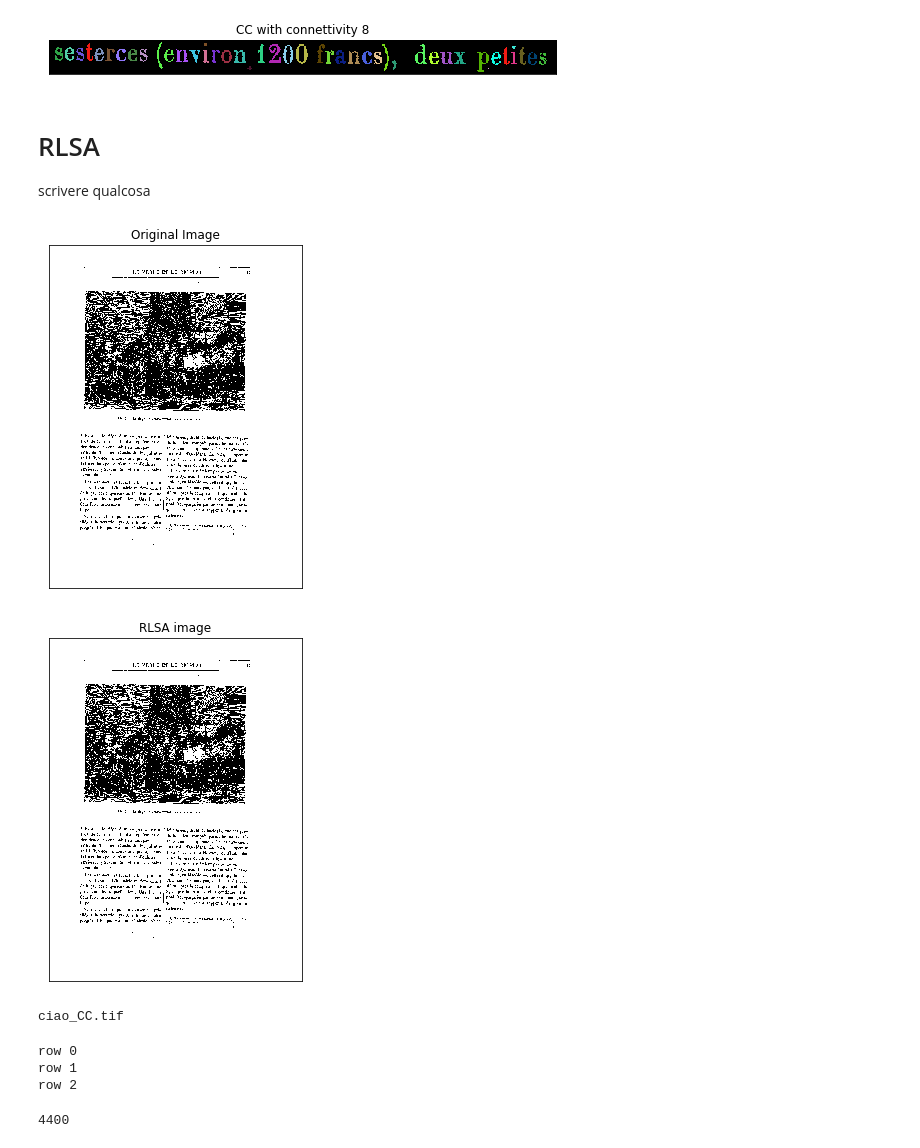
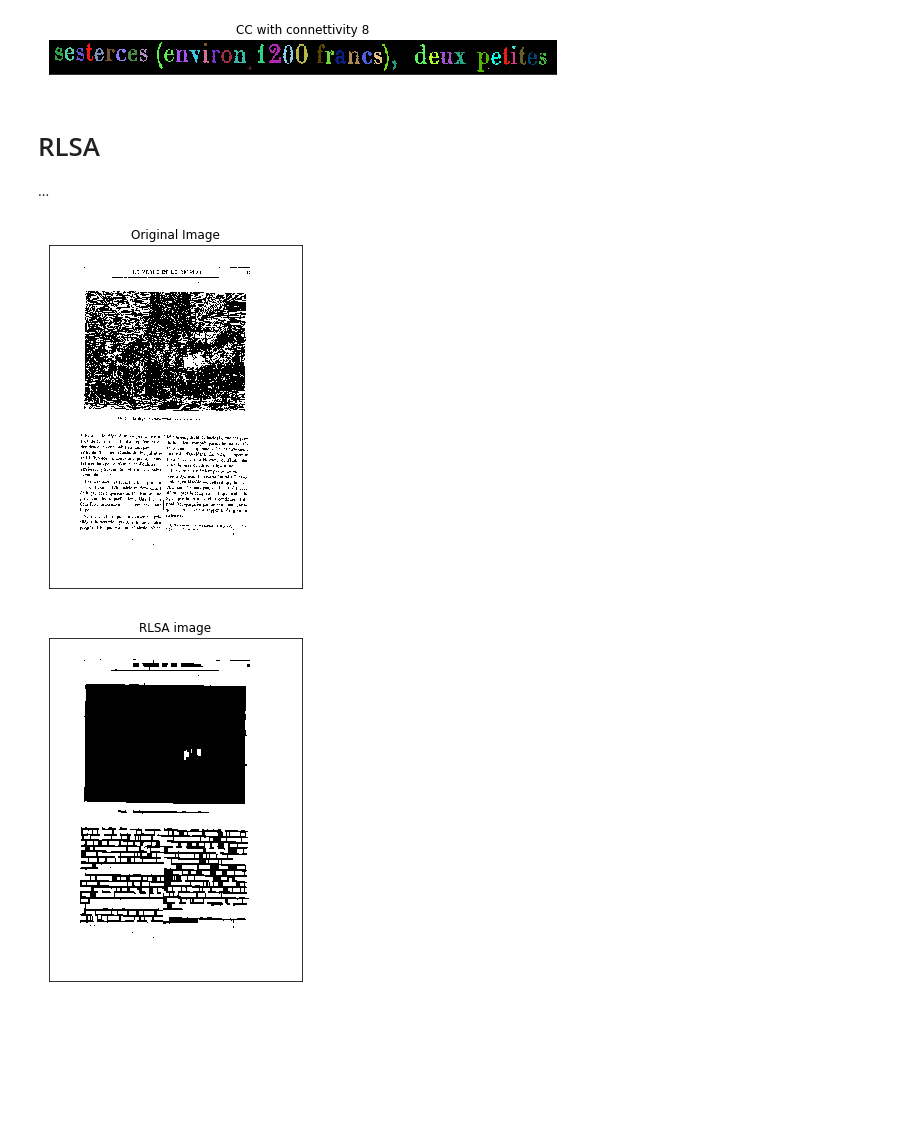
Before and after one commit to loredeluca/Document-Recognition, a Jupyter notebook: Progetto DDM.ipynb, the cells around one changed output. Saved outputs shown, nothing was run; the diff lists cells and outputs as text; code cells hidden in the pictures; blank space fills up the shorter version.

```diff
--- a/Progetto DDM.ipynb
+++ b/Progetto DDM.ipynb
@@ -170,7 +170,7 @@ number of CC with connectivity 8: 45
 [figure]
 # %% [markdown]
 # RLSA
-scrivere qualcosa
+...
 # %%
 import numpy
 
@@ -178,95 +178,47 @@ img_name='prova2.tif'
 img = cv2.imread(img_name, 0)
 img_bin = cv2.threshold(img,0,255,cv2.THRESH_BINARY+cv2.THRESH_OTSU)[1]
 
-    #Questo metodo esegue l'iterazione sull'immagine fornita convertendo il valore del pixel da 255 a 0 se
+    #esegue l'iterazione sull'immagine fornita convertendo il valore del pixel da 255 a 0 se
     #il numero di pixel consecutivi con valore 255 è minore del "valore" fornito
 def iteration(image, value: int):
     rows, cols = image.shape
-    count=0
     for row in range(rows):
-        '''try: start = image[row].tolist().index(0) # to start the conversion from the 0 pixel
-        except ValueError: start = 0 # if '0' is not present in that row
+        try:
+            start = image[row].tolist().index(0)
+        except ValueError:
+            start = 0
 
-        count = start'''
-        #count=0
-        for col in range(count, cols): #range(start,cols)
+        count = start
+        for col in range(start, cols):
             if image[row, col] == 0:
-                #print('col-count',col-count)
                 if (col-count) <= value and (col-count) > 0:
                     image[row, count:col] = 0
-                    #print('count',count)
-                    #print('col',col)
-                    count = col
+                count = col
     return image
+
 
     #RLSA consiste nell'estrarre il blocco di testo o la Regione di interesse(ROI) dall'immagine binaria
     #del documento. Bisogna passargli un'immagine binaria di tipo ndarray.
 def rlsa(image, horizontal: bool = True, vertical: bool = True, value: int = 0):
     if horizontal:
             image = iteration(image, value)
     if vertical:
             image = image.T
             image = iteration(image, value)
             image = image.T
     return image
 
 newimg=rlsa(img_bin,value=30)
 new_name=img_name[:-4]+'_RLSA.tif'
 cv2.imwrite(new_name,newimg)
 titles = ['Original Image','RLSA image']
 images = [img, newimg]
 
 for i in range(2):
     plt.figure(figsize=(10,10))
     plt.subplot(1,2,i+1),plt.imshow((images[i]),'gray')
     plt.title(titles[i])
     plt.xticks([]),plt.yticks([])
 # %% [output]
 [figure]
-[figure, old version]
+[figure, new version]
-# %%
-who='ciao.jpg'
-#img = cv2.imread('ciao.jpg', 0)
-#name=who-4
-name = who[:-4]+'_CC.tif'
-print(name)
-#cv2.imwrite('ciaoo'+name+'.jpg',img)
-# %% [output]
-ciao_CC.tif
-# %%
-im=np.array([[255,0,255,255,0],[255,255,255,255,255],[0,255,0,255,0]])
-rows, cols = im.shape
-value=1
-count=0
-for row in range(rows):
-    print('row',row)
-    #count=0
-    for col in range(cols): #range(start,cols)
-        #print('col',col)
-        if im[row, col] == 0:
-            #print('col-count',col-count)
-            if (col-count) <= value and (col-count) > 0:
-                im[row, count:col] = 0
-               # print('count',count)
-               # print('col2',col)
-               # print(im)
-                count = col
-   # print()
-# %% [output]
-row 0
-row 1
-row 2
-# %%
-import cv2
-import numpy as np
-from matplotlib import pyplot as plt
-from random import *
-
-img_name='image03.tif'
-img = cv2.imread(img_name, 0)
-img = cv2.threshold(img,0,255,cv2.THRESH_BINARY_INV+cv2.THRESH_OTSU)[1]
-
-cc, labels = cv2.connectedComponents(img,connectivity=8)
-print (cc)
-# %% [output]
-4400
```
Also changed, not shown: parts of 3 cells of this notebook.
